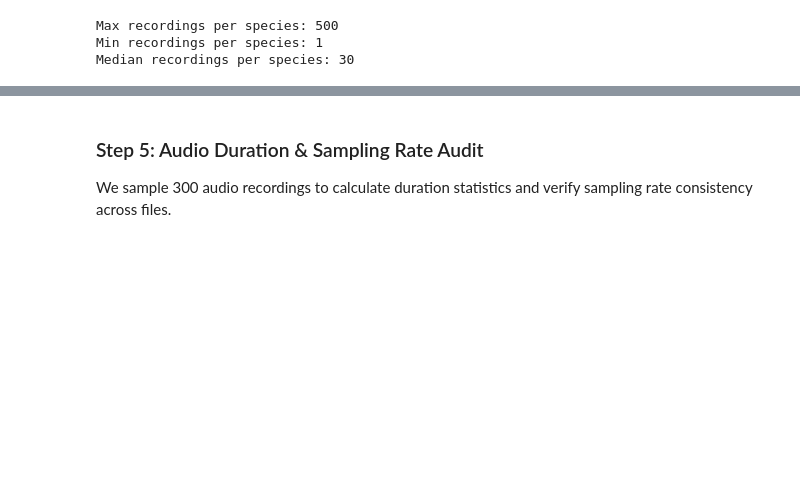
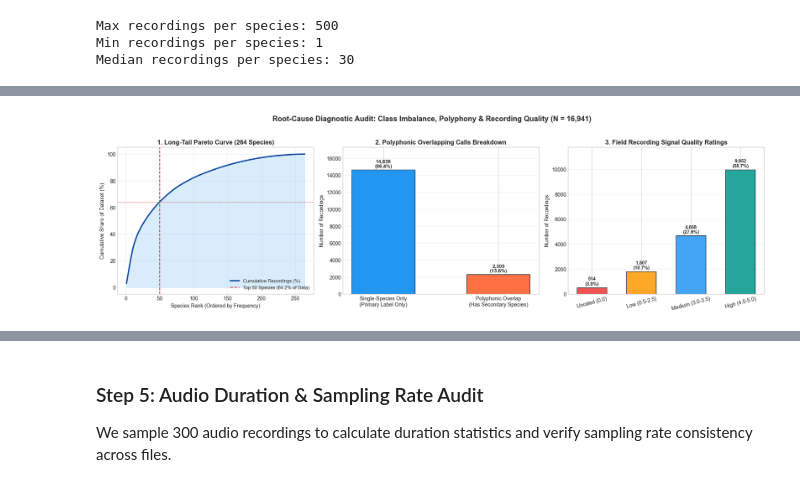
Before and after one commit to Adityakumar926/Bird-Species-Recognition-Using-Bioacoustic-Signals, a Jupyter notebook: Bird Species Recognition.ipynb, the cells around one changed output, grey strips where cells are left out. Saved outputs shown, nothing was run; the diff lists cells and outputs as text; code cells hidden in the pictures; blank space fills up the shorter version.

```diff
--- a/Bird Species Recognition.ipynb
+++ b/Bird Species Recognition.ipynb
@@ -180,0 +207,77 @@ Median recordings per species: 30
+# %%
+# 1. Compute Cumulative Pareto Distribution across all 264 species
+species_counts_full = metadata_df['primary_label'].value_counts()
+cum_pct = species_counts_full.cumsum() / len(metadata_df) * 100.0
+species_rank = np.arange(1, len(species_counts_full) + 1)
+
+# 2. Audit Polyphonic Secondary Labels
+secondary_series = pd.Series(dataset['train']['secondary_labels'])
+has_secondary = secondary_series.apply(
+    lambda x: len(x) > 0 if hasattr(x, '__len__') and not isinstance(x, str) else (str(x) not in ['[]', '', 'None'])
+)
+sec_counts = [int((~has_secondary).sum()), int(has_secondary.sum())]
+
+# 3. Audit Recording Quality Tiers
+rating_bins = pd.cut(
+    metadata_df['rating'],
+    bins=[-0.1, 0.0, 2.5, 3.5, 5.0],
+    labels=['Unrated (0.0)', 'Low (0.5-2.5)', 'Medium (3.0-3.5)', 'High (4.0-5.0)']
+)
+r_counts = rating_bins.value_counts().reindex(['Unrated (0.0)', 'Low (0.5-2.5)', 'Medium (3.0-3.5)', 'High (4.0-5.0)'])
+
+print("=== ROOT-CAUSE DATASET DIAGNOSTIC SUMMARY ===")
+print(f"Top 10 Species Share        : {species_counts_full.head(10).sum():,} clips ({species_counts_full.head(10).sum()/len(metadata_df)*100:.2f}%)")
+print(f"Top 50 Species Share        : {species_counts_full.head(50).sum():,} clips ({species_counts_full.head(50).sum()/len(metadata_df)*100:.2f}%)")
+print(f"Species with < 50 clips     : {(species_counts_full < 50).sum()} / 264 species ({(species_counts_full < 50).mean()*100:.1f}%)")
+print(f"Species with <= 20 clips    : {(species_counts_full <= 20).sum()} / 264 species ({(species_counts_full <= 20).mean()*100:.1f}%)")
+print(f"Species with <= 10 clips    : {(species_counts_full <= 10).sum()} / 264 species ({(species_counts_full <= 10).mean()*100:.1f}%)")
+print(f"Polyphonic Multi-Species    : {sec_counts[1]:,} clips ({sec_counts[1]/len(metadata_df)*100:.2f}% have secondary_labels)")
+print(f"Low Quality (Rating <= 2.5) : {(metadata_df['rating'] <= 2.5).sum():,} clips ({(metadata_df['rating'] <= 2.5).mean()*100:.2f}%)")
+
+# 4. Plot 3-Panel Root-Cause Diagnostic Figure
+fig, axes = plt.subplots(1, 3, figsize=(18, 5.2), dpi=130)
+
+# Panel 1: Pareto Curve
+axes[0].plot(species_rank, cum_pct.values, color='#0D47A1', linewidth=2.5, label='Cumulative Recordings (%)')
+axes[0].fill_between(species_rank, cum_pct.values, color='#90CAF9', alpha=0.35)
+axes[0].axvline(50, color='#D32F2F', linestyle='--', linewidth=1.5, label='Top 50 Species (64.2% of Data)')
+axes[0].axhline(64.19, color='#D32F2F', linestyle=':', linewidth=1.2)
+axes[0].set_title('1. Long-Tail Pareto Curve (264 Species)', fontsize=12, fontweight='bold')
+axes[0].set_xlabel('Species Rank (Ordered by Frequency)', fontsize=10)
+axes[0].set_ylabel('Cumulative Share of Dataset (%)', fontsize=10)
+axes[0].legend(loc='lower right', fontsize=9)
+axes[0].grid(True, alpha=0.3)
+
+# Panel 2: Polyphonic Secondary Labels
+bars = axes[1].bar(
+    ['Single-Species Only\n(Primary Label Only)', 'Polyphonic Overlap\n(Has Secondary Species)'],
+    sec_counts,
+    color=['#2196F3', '#FF7043'],
+    edgecolor='#1E293B',
+    width=0.55
+)
+for b in bars:
+    h = b.get_height()
+    axes[1].text(b.get_x() + b.get_width()/2, h + 250, f"{h:,}\n({h/len(metadata_df)*100:.1f}%)", ha='center', fontsize=9.5, fontweight='bold')
+axes[1].set_ylim(0, max(sec_counts) * 1.18)
+axes[1].set_title('2. Polyphonic Overlapping Calls Breakdown', fontsize=12, fontweight='bold')
+axes[1].set_ylabel('Number of Recordings', fontsize=10)
+axes[1].grid(axis='y', alpha=0.3)
+
+# Panel 3: Quality Ratings
+colors_r = ['#EF5350', '#FFA726', '#42A5F5', '#26A69A']
+bars_r = axes[2].bar(r_counts.index, r_counts.values, color=colors_r, edgecolor='#1E293B', width=0.6)
+for b in bars_r:
+    h = b.get_height()
+    axes[2].text(b.get_x() + b.get_width()/2, h + 200, f"{h:,}\n({h/len(metadata_df)*100:.1f}%)", ha='center', fontsize=9, fontweight='bold')
+axes[2].set_ylim(0, r_counts.max() * 1.18)
+axes[2].set_title('3. Field Recording Signal Quality Ratings', fontsize=12, fontweight='bold')
+axes[2].set_ylabel('Number of Recordings', fontsize=10)
+axes[2].tick_params(axis='x', rotation=15)
+axes[2].grid(axis='y', alpha=0.3)
+
+plt.suptitle('Root-Cause Diagnostic Audit: Class Imbalance, Polyphony & Recording Quality (N = 16,941)', fontsize=14, fontweight='bold', y=1.03)
+plt.tight_layout()
+plt.savefig('imbalance_pareto_and_quality.png', dpi=200, bbox_inches='tight')
+plt.show()
+# %% [output]
@@ -180,0 +292 @@ Median recordings per species: 30
+[figure, added]
```
Also changed, not shown: parts of 56 cells of this notebook, 6 other files.
